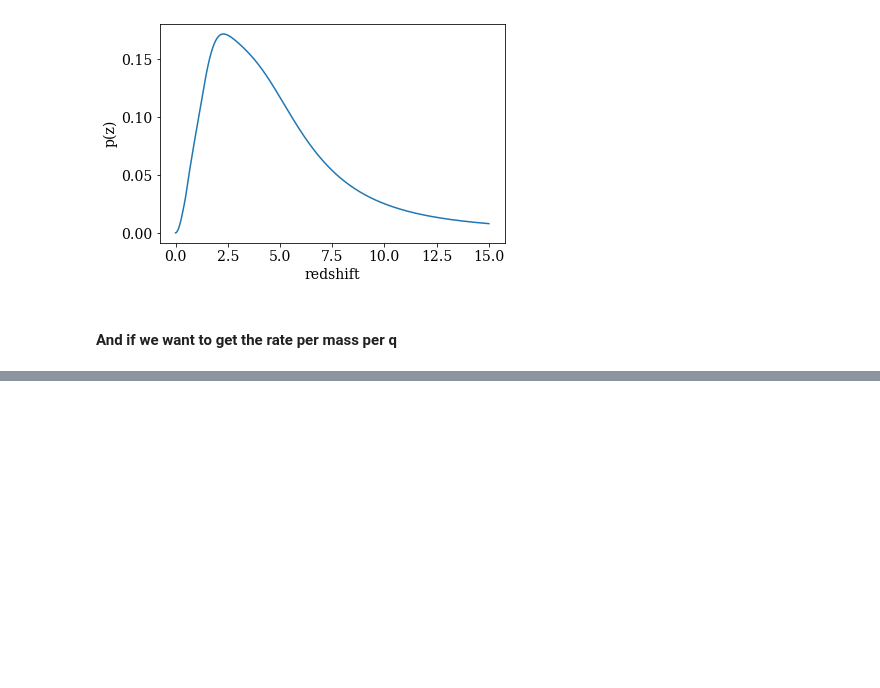
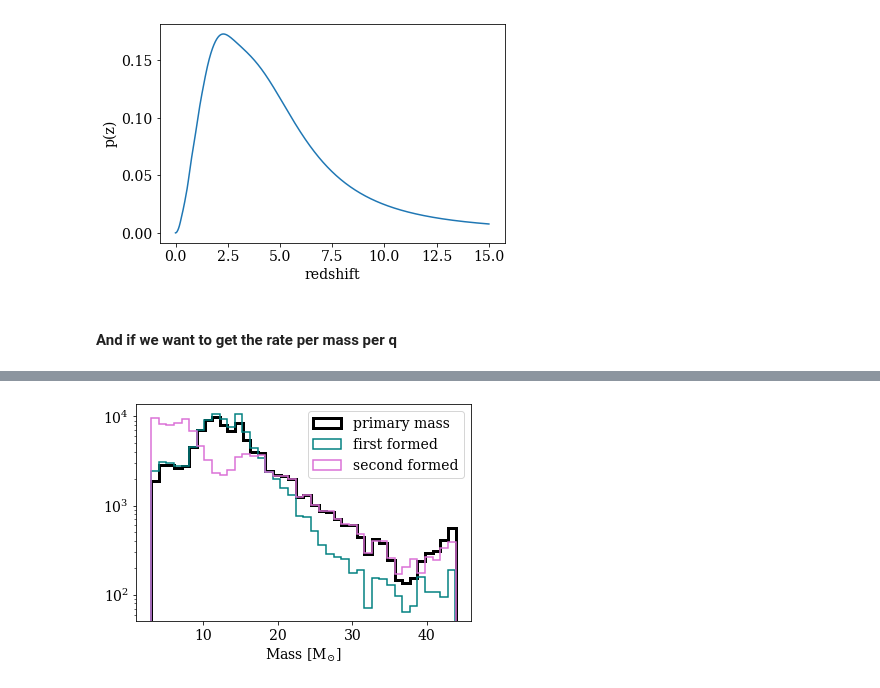
Before and after one commit to MarkGM02/cosmerge, a Jupyter notebook: sample_cat.ipynb, the cells around one changed output, grey strips where cells are left out. Saved outputs shown, nothing was run; the diff lists cells and outputs as text; code cells hidden in the pictures; blank space fills up the shorter version.

```diff
--- a/sample_cat.ipynb
+++ b/sample_cat.ipynb
@@ -134,0 +188,9 @@ plt.yscale('log')
+# %%
+plt.hist(primary_mass, histtype='step', label='primary mass', bins=40, lw=3, color='black')
+plt.hist(mergers.m1, histtype='step', label='first formed', bins=40, lw=1.5, color='teal')
+plt.hist(mergers.m2, histtype='step', label='second formed', bins=40, lw=1.5, color='orchid')
+plt.xlabel(r'Mass [M$_{\odot}$]')
+plt.legend()
+plt.yscale('log')
+# %% [output]
+[figure, added]
```
Also changed, not shown: parts of 33 cells of this notebook.
